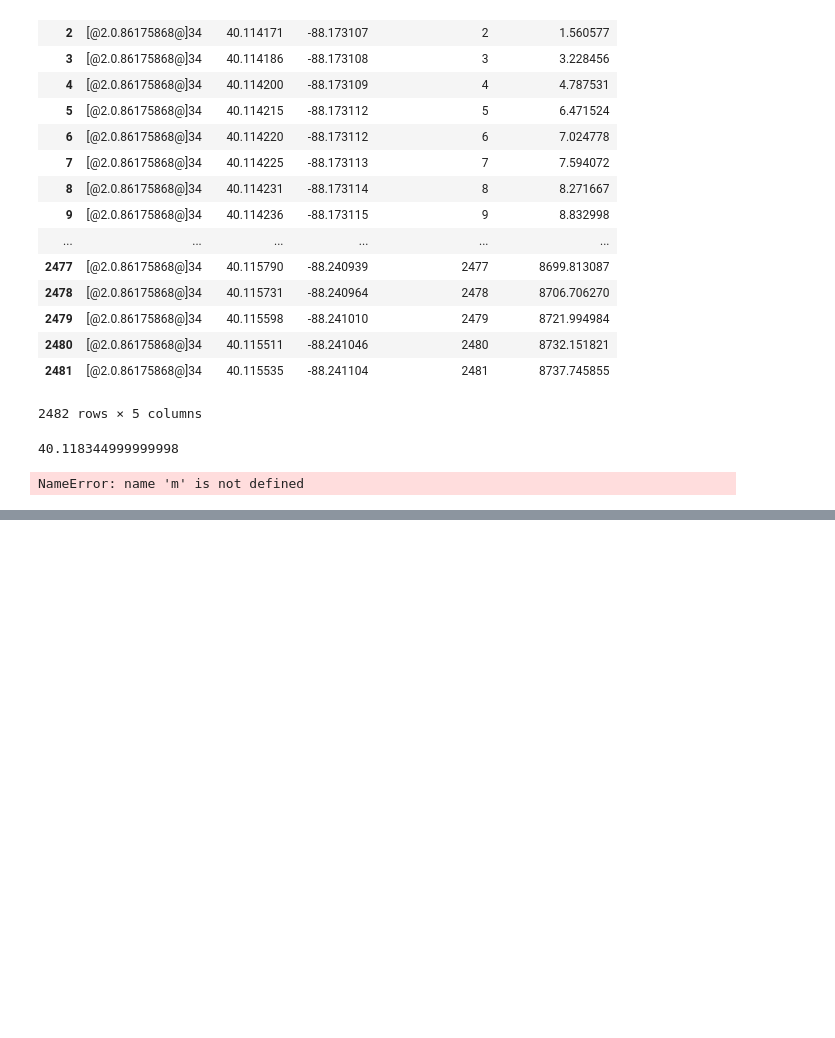
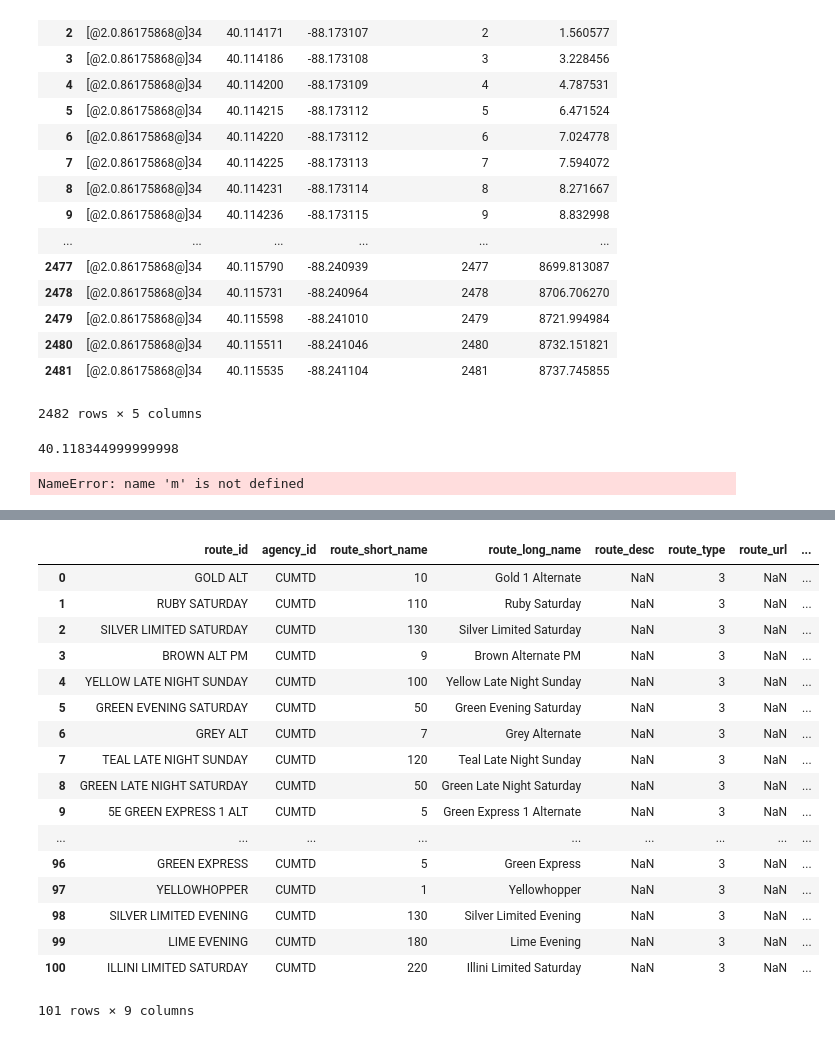
Before and after one commit to UIUC-iSchool-DataViz/project-spring2017, a Jupyter notebook: part1/part1.ipynb, the cells around one changed output, grey strips where cells are left out. Drawn from its saved outputs; the diff is of its cells as text; code cells hidden in the pictures; blank space fills up the shorter version.

```diff
--- a/part1/part1.ipynb
+++ b/part1/part1.ipynb
@@ -138,0 +165,23 @@ NameError: name 'm' is not defined
+# %%
+routes = pd.read_csv("google_transit/routes.txt")
+# %%
+routes
+# %% [output]
+|  | route_id | agency_id | route_short_name | route_long_name | route_desc | route_type | route_url | ... |
+| 0 | GOLD ALT | CUMTD | 10 | Gold 1 Alternate | NaN | 3 | NaN | ... |
+| 1 | RUBY SATURDAY | CUMTD | 110 | Ruby Saturday | NaN | 3 | NaN | ... |
+| 2 | SILVER LIMITED SATURDAY | CUMTD | 130 | Silver Limited Saturday | NaN | 3 | NaN | ... |
+| 3 | BROWN ALT PM | CUMTD | 9 | Brown Alternate PM | NaN | 3 | NaN | ... |
+| 4 | YELLOW LATE NIGHT SUNDAY | CUMTD | 100 | Yellow Late Night Sunday | NaN | 3 | NaN | ... |
+| 5 | GREEN EVENING SATURDAY | CUMTD | 50 | Green Evening Saturday | NaN | 3 | NaN | ... |
+| 6 | GREY ALT | CUMTD | 7 | Grey Alternate | NaN | 3 | NaN | ... |
+| 7 | TEAL LATE NIGHT SUNDAY | CUMTD | 120 | Teal Late Night Sunday | NaN | 3 | NaN | ... |
+| 8 | GREEN LATE NIGHT SATURDAY | CUMTD | 50 | Green Late Night Saturday | NaN | 3 | NaN | ... |
+| 9 | 5E GREEN EXPRESS 1 ALT | CUMTD | 5 | Green Express 1 Alternate | NaN | 3 | NaN | ... |
+| ... | ... | ... | ... | ... | ... | ... | ... | ... |
+| 96 | GREEN EXPRESS | CUMTD | 5 | Green Express | NaN | 3 | NaN | ... |
+| 97 | YELLOWHOPPER | CUMTD | 1 | Yellowhopper | NaN | 3 | NaN | ... |
+| 98 | SILVER LIMITED EVENING | CUMTD | 130 | Silver Limited Evening | NaN | 3 | NaN | ... |
+| 99 | LIME EVENING | CUMTD | 180 | Lime Evening | NaN | 3 | NaN | ... |
+| 100 | ILLINI LIMITED SATURDAY | CUMTD | 220 | Illini Limited Saturday | NaN | 3 | NaN | ... |
+101 rows × 9 columns
```
Also changed, not shown: parts of 10 cells of this notebook, 13 other files.
